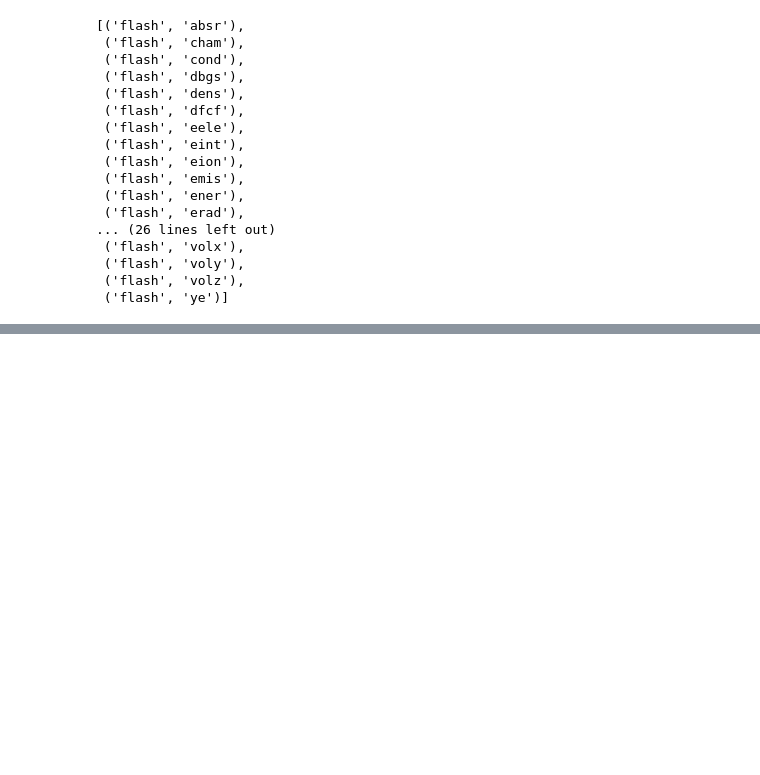
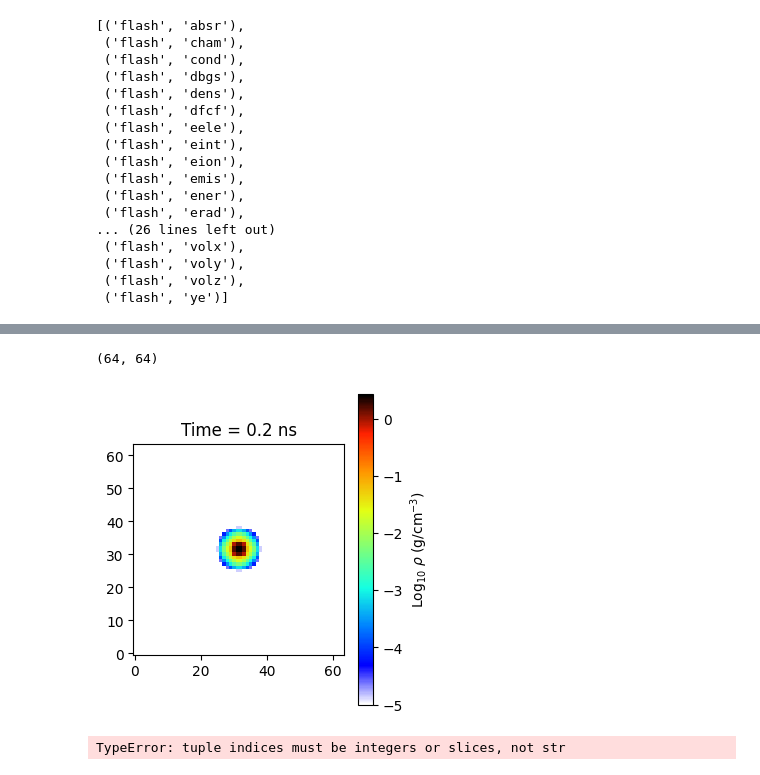
Before and after one commit to weipengyao/scripts, a Jupyter notebook: opacity_flash_test.ipynb, the cells around one changed output, grey strips where cells are left out. Cells and saved outputs as stored; diff of their text form; code cells hidden in the pictures; blank space fills up the shorter version.

```diff
--- a/opacity_flash_test.ipynb
+++ b/opacity_flash_test.ipynb
@@ -38,6 +26,6 @@ def get_yt_data_2d(filename):
 # %%
 filedir = [
-            '/Users/yao/Desktop/Data/Opacity/job.75645/', # v4.8
+            '/Users/yao/Desktop/Data/Opacity/job.75734/', # v4.8
           ]
 
 filename = 'radslab_hdf5_chk_0001'  # check the mass fraction for the negative energy
@@ -73,5 +61,6 @@ data_yt.field_list
  ('flash', 'volz'),
  ('flash', 'ye')]
 # %%
-data_dict = get_yt_data_2d(filedir[0]+filename)
+data_dict, time_now = get_yt_data_2d(filedir[0]+filename)
+print(data_dict.keys())
 # %% [output]
@@ -91,0 +74,59 @@ ModuleNotFoundError: No module named 'flash'
+# %%
+import matplotlib as mpl
+
+jetcmap = plt.cm.get_cmap("jet", 9) #generate a jet map with 10 values "rainbow", "jet", YlOrRd
+jet_vals = jetcmap(np.arange(9)) #extract those values as an array
+jet_vals[0] = [1.0, 1, 1.0, 1] #change the first value
+jet_vals[8] = [0.0, 0, 0.0, 1] #change the first value
+newcmap = mpl.colors.LinearSegmentedColormap.from_list("mine", jet_vals)
+
+width  = 3.487 * 1.0
+height = width #/ 1.618 * 0.8
+
+# fig = plt.figure(figsize=(width, height))
+
+fig, ax = plt.subplots()
+fig.subplots_adjust(left=.15, bottom=.16, right=.99, top=.97)
+print(data_dict['dens'].shape)
+f1 = ax.imshow(np.log10(data_dict['dens'].T),
+           # cmap='magma_r',
+               cmap=newcmap,
+           origin='lower',
+        #    extent=[0,1,0,2],
+        #    vmin=-6,
+        #    vmax=-2,
+           aspect='equal',
+          )
+
+# ax.set_xlim(0,1)
+# ax.set_ylim(0,2)
+# ax.set_xlabel('r (cm)')
+# ax.set_ylabel('z (cm)')
+ax.set_title('Time = {:.1f} ns'.format(time_now))
+
+cbar = fig.colorbar(f1)
+cbar.ax.set_ylabel(r'Log$_{10}$ $\rho$ (g/cm$^{-3}$)')
+# cbar.minorticks_on()
+cbar.cmap.set_under('white')
+cbar.cmap.set_over('black')
+# cbar
+
+# Colorbar
+# grid[1].cax.colorbar(im1)
+# grid[1].cax.cla()
+# mpl.colorbar.Colorbar(grid[1].cax,im1)
+# grid[1].cax.toggle_label(True)
+# grid[1].cax.tick_params(size=0)
+# grid[1].cax.toggle_label(True)
+# fig.tight_layout()
+
+fig.set_size_inches(width, height)
+fig.tight_layout()
+plt.show()
+# %% [output]
+(64, 64)
+[figure, added]
+# %%
+data_dict['dens']
+# %% [output]
+TypeError: tuple indices must be integers or slices, not str
```
Also changed, not shown: parts of 5 cells of this notebook, 6 other files.
